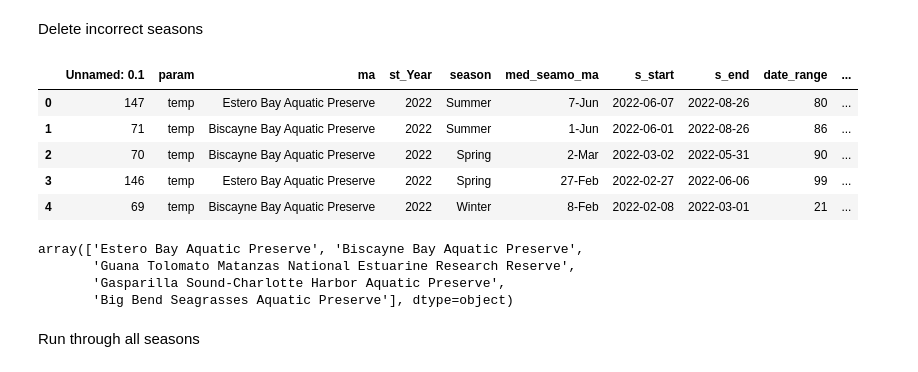
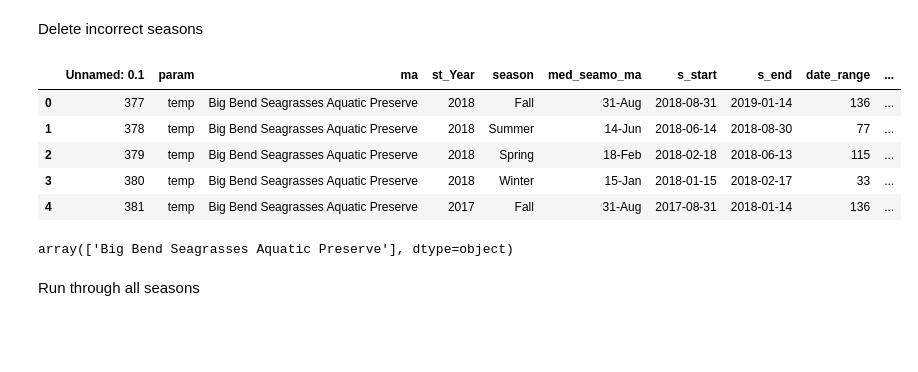
Before and after one commit to FloridaSEACAR/SEACAR_WQ_Pilot, a Jupyter notebook: Spatial_Interpolation/Automate_Interpolation.ipynb, the cells around one changed output. Cells and saved outputs as stored; diff of their text form; code cells hidden in the pictures; blank space fills up the shorter version.

```diff
--- a/Spatial_Interpolation/Automate_Interpolation.ipynb
+++ b/Spatial_Interpolation/Automate_Interpolation.ipynb
@@ -16,7 +16,8 @@ importlib.reload(misc)
 # %% [markdown]
 # 1. Load and Preprocess Data <a class="anchor" id="load_data"></a>
 # %%
-path = "E:/Projects/SEACAR_WQ_Pilot/"
+# path = "E:/Projects/SEACAR_WQ_Pilot/"
+path = "../../"
 gis_path = path+'GIS_data/'
 
 # path = "D:/Water_Quailty/"
@@ -69,22 +70,22 @@ SpatialRef = '3086'
 # %% [markdown]
 Delete incorrect seasons
 # %%
-dfSeason = pd.read_csv(path + "OEATUSF_Geospatial_TempSeasons_update_0517.csv").drop(columns = "Unnamed: 0")
+dfSeason = pd.read_csv(path + "OEATUSF_Geospatial_TempSeasons_update_0611_added.csv").drop(columns = "Unnamed: 0")
 dfSeason = dfSeason.dropna(subset=["s_start","s_end"]).reset_index(drop=True)
 
 dfSeason['s_start'] = pd.to_datetime(dfSeason['s_start'])
 dfSeason["s_end"] = pd.to_datetime(dfSeason["s_end"])
 dfSeason["date_range"] = dfSeason["s_end"] - dfSeason["s_start"]
 dfSeason["date_range"] = dfSeason.apply(lambda x: int(str(x["date_range"]).split(" ")[0]),axis=1)
 dfSeason = dfSeason[dfSeason["date_range"]>0]
 dfSeason.head()
 # %% [output]
 |  | Unnamed: 0.1 | param | ma | st_Year | season | med_seamo_ma | s_start | s_end | date_range | ... |
-| 0 | 147 | temp | Estero Bay Aquatic Preserve | 2022 | Summer | 7-Jun | 2022-06-07 | 2022-08-26 | 80 | ... |
-| 1 | 71 | temp | Biscayne Bay Aquatic Preserve | 2022 | Summer | 1-Jun | 2022-06-01 | 2022-08-26 | 86 | ... |
-| 2 | 70 | temp | Biscayne Bay Aquatic Preserve | 2022 | Spring | 2-Mar | 2022-03-02 | 2022-05-31 | 90 | ... |
-| 3 | 146 | temp | Estero Bay Aquatic Preserve | 2022 | Spring | 27-Feb | 2022-02-27 | 2022-06-06 | 99 | ... |
-| 4 | 69 | temp | Biscayne Bay Aquatic Preserve | 2022 | Winter | 8-Feb | 2022-02-08 | 2022-03-01 | 21 | ... |
+| 0 | 377 | temp | Big Bend Seagrasses Aquatic Preserve | 2018 | Fall | 31-Aug | 2018-08-31 | 2019-01-14 | 136 | ... |
+| 1 | 378 | temp | Big Bend Seagrasses Aquatic Preserve | 2018 | Summer | 14-Jun | 2018-06-14 | 2018-08-30 | 77 | ... |
+| 2 | 379 | temp | Big Bend Seagrasses Aquatic Preserve | 2018 | Spring | 18-Feb | 2018-02-18 | 2018-06-13 | 115 | ... |
+| 3 | 380 | temp | Big Bend Seagrasses Aquatic Preserve | 2018 | Winter | 15-Jan | 2018-01-15 | 2018-02-17 | 33 | ... |
+| 4 | 381 | temp | Big Bend Seagrasses Aquatic Preserve | 2017 | Fall | 31-Aug | 2017-08-31 | 2018-01-14 | 136 | ... |
 # %%
 # Print all managed areas
 display(dfSeason['ma'].unique())
@@ -92,10 +93,7 @@ display(dfSeason['ma'].unique())
 # Create empty columns to store paths of exported files
 # data = dfSeason.assign(**{'Total Nitrogen': np.nan, 'Dissolved Oxygen': np.nan, 'Salinity': np.nan, 'Secchi Depth': np.nan, 'Turbidity': np.nan})
 # %% [output]
-array(['Estero Bay Aquatic Preserve', 'Biscayne Bay Aquatic Preserve',
-       'Guana Tolomato Matanzas National Estuarine Research Reserve',
-       'Gasparilla Sound-Charlotte Harbor Aquatic Preserve',
-       'Big Bend Seagrasses Aquatic Preserve'], dtype=object)
+array(['Big Bend Seagrasses Aquatic Preserve'], dtype=object)
 # %% [markdown]
 Run through all seasons
 # %%
```
Also changed, not shown: parts of 1 cell of this notebook, 36 other files.
